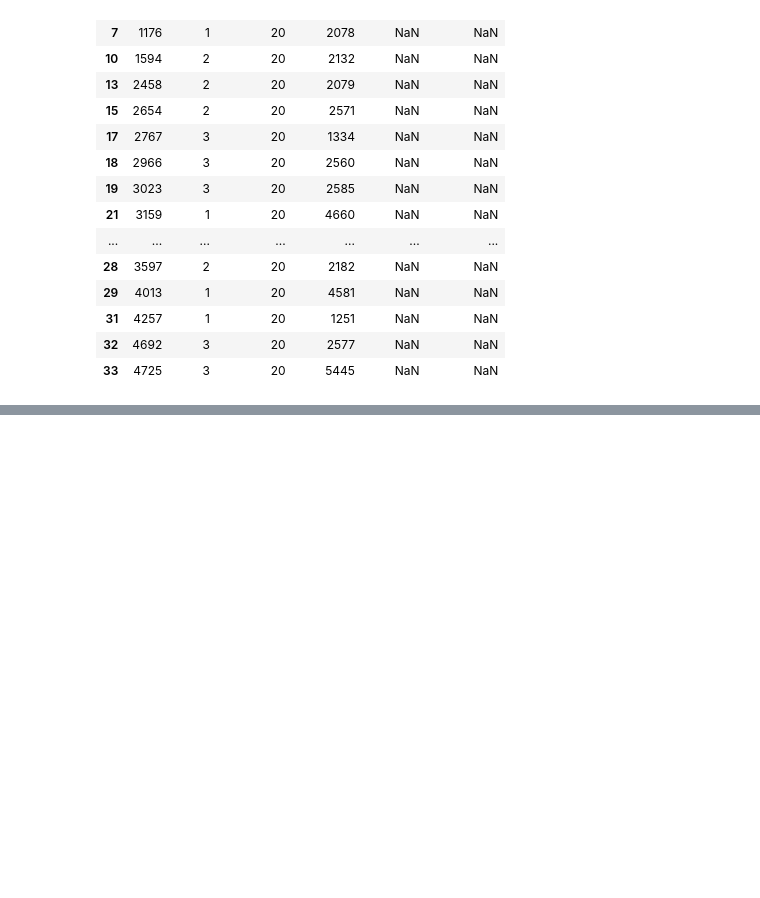
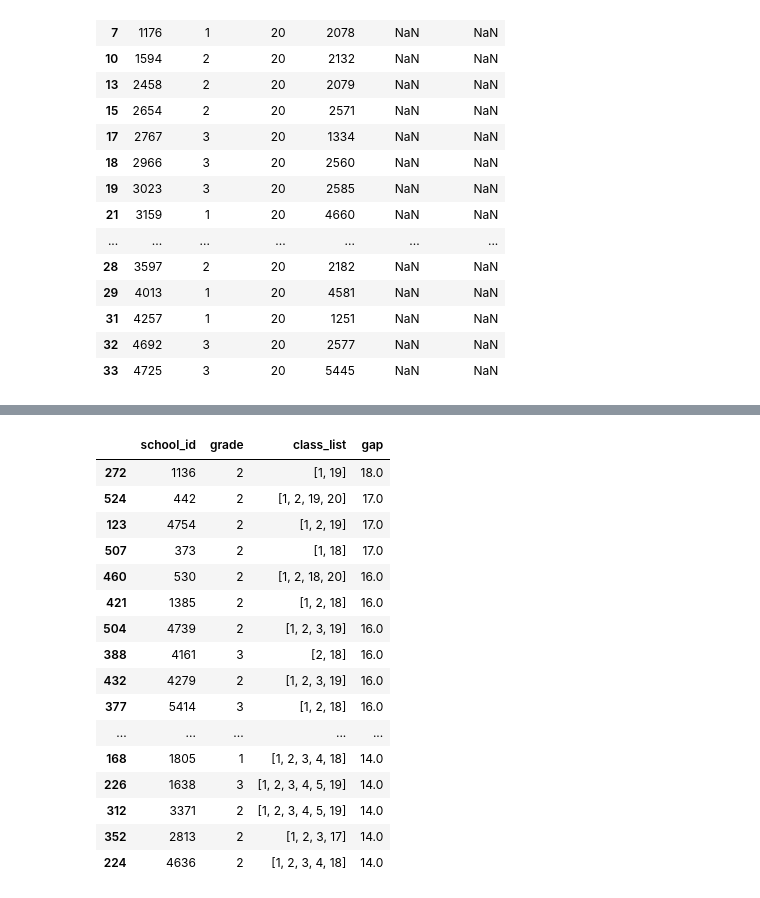
Before and after one commit to DA15-Lab/team3-ping-analytics, a Jupyter notebook: notebooks/Hyunho_analysis.ipynb, the cells around one changed output, grey strips where cells are left out. Saved outputs shown, nothing was run; the diff lists cells and outputs as text; code cells hidden in the pictures; blank space fills up the shorter version.

```diff
--- a/notebooks/Hyunho_analysis.ipynb
+++ b/notebooks/Hyunho_analysis.ipynb
@@ -809,0 +1150,13 @@ class20_zero.head(20)
+# %%
+high_class_check = (
+    groups[groups['class_num'].between(17, 19)][['school_id', 'grade']]
+    .drop_duplicates()
+    .merge(
+        groups.groupby(['school_id', 'grade'])['class_num']
+        .agg(lambda x: sorted(x.unique()))
+        .reset_index(name='class_list'),
+        on=['school_id', 'grade']
+    )
+)
+
+high_class_check.head(30)
@@ -809,0 +1181,31 @@ class20_zero.head(20)
+# %%
+def check_gap(class_list):
+    high = [x for x in class_list if 17 <= x <= 19]
+    low = [x for x in class_list if x <= 16]
+
+    if not high or not low:
+        return None
+
+    return min(high) - max(low)
+
+high_class_check['gap'] = high_class_check['class_list'].apply(check_gap)
+
+high_class_check.sort_values('gap', ascending=False).head(30)
+# %% [output]
+|  | school_id | grade | class_list | gap |
+| 272 | 1136 | 2 | [1, 19] | 18.0 |
+| 524 | 442 | 2 | [1, 2, 19, 20] | 17.0 |
+| 123 | 4754 | 2 | [1, 2, 19] | 17.0 |
+| 507 | 373 | 2 | [1, 18] | 17.0 |
+| 460 | 530 | 2 | [1, 2, 18, 20] | 16.0 |
+| 421 | 1385 | 2 | [1, 2, 18] | 16.0 |
+| 504 | 4739 | 2 | [1, 2, 3, 19] | 16.0 |
+| 388 | 4161 | 3 | [2, 18] | 16.0 |
+| 432 | 4279 | 2 | [1, 2, 3, 19] | 16.0 |
+| 377 | 5414 | 3 | [1, 2, 18] | 16.0 |
+| ... | ... | ... | ... | ... |
+| 168 | 1805 | 1 | [1, 2, 3, 4, 18] | 14.0 |
+| 226 | 1638 | 3 | [1, 2, 3, 4, 5, 19] | 14.0 |
+| 312 | 3371 | 2 | [1, 2, 3, 4, 5, 19] | 14.0 |
+| 352 | 2813 | 2 | [1, 2, 3, 17] | 14.0 |
+| 224 | 4636 | 2 | [1, 2, 3, 4, 18] | 14.0 |
```
Also changed, not shown: parts of 87 cells of this notebook.
